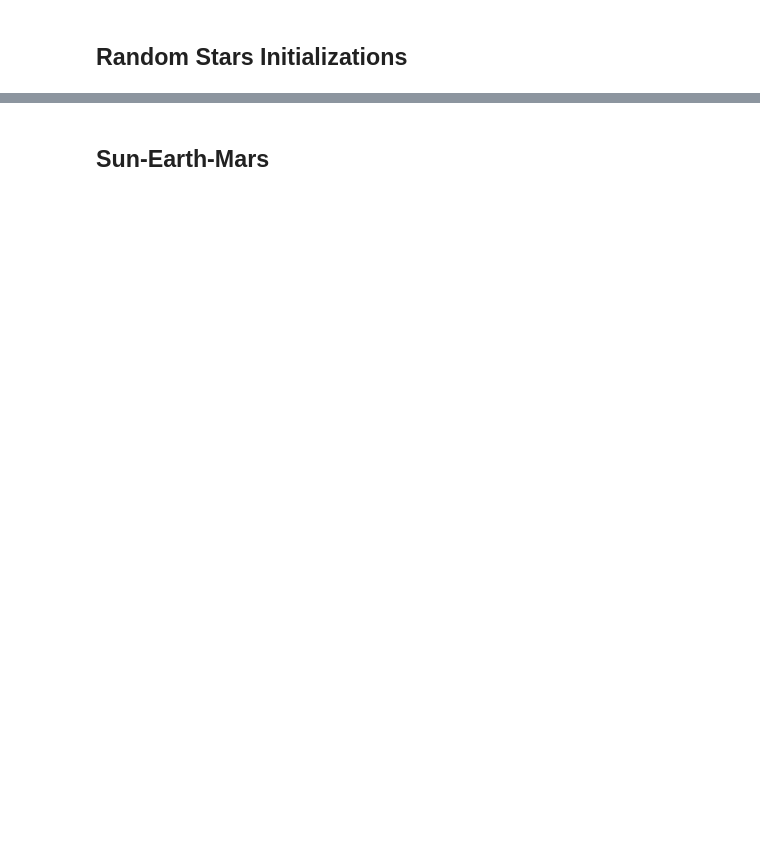
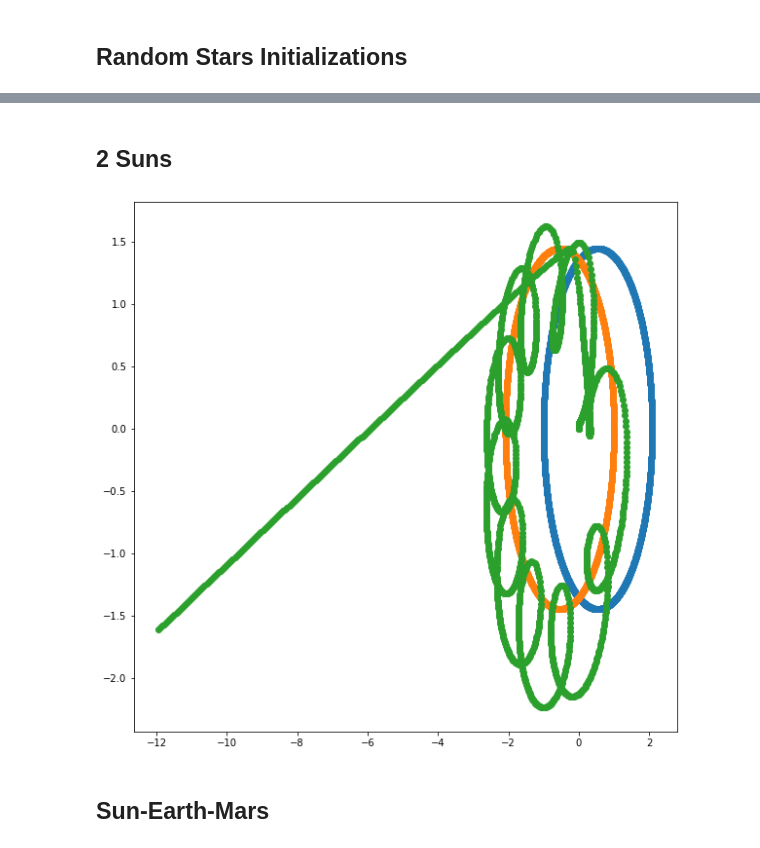
Before and after one commit to JannisZeller/stellarflow, a Jupyter notebook: testing_class.ipynb, the cells around one changed output, grey strips where cells are left out. Cells and saved outputs as stored; diff of their text form; code cells hidden in the pictures; blank space fills up the shorter version.

```diff
--- a/testing_class.ipynb
+++ b/testing_class.ipynb
@@ -27,0 +51,22 @@ system.plot_history_3d()
+# %% [markdown]
+## 2 Suns
+# %%
+X = np.array([
+    [-1., 0., 0.], # Sun
+    [ 1., 0., 0.], # Sun 2
+    [ 0., 0., 0.]  # Poor Planet
+])
+
+V = np.array([
+    [0., -0.01, 0.], # Sun
+    [0.,  0.01, 0.], # Sun 2
+    [ 0., 0.001, 0.]   # Poor Planet
+])
+
+M = np.array([
+    1.,  # Sun
+    1.,  # Sun2
+    1e-5 # Poor Planet
+])
+# %%
+S2_system = stf.System(X, V, M, dt=1)
@@ -28,2 +75,6 @@ system.plot_history_3d()
+# %%
+S2_system.plot_history_2d()
+# %% [output]
+[figure, added]
 # %% [markdown]
 ## Sun-Earth-Mars
```
Also changed, not shown: parts of 25 cells of this notebook, 1 other file.
